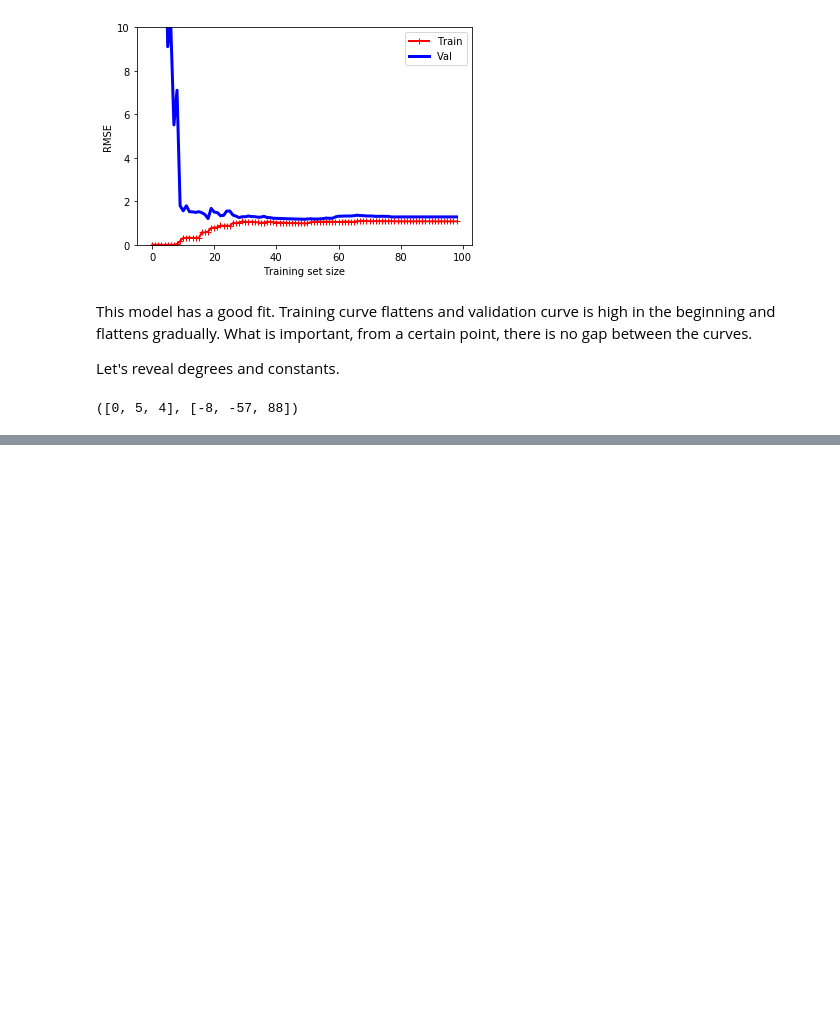
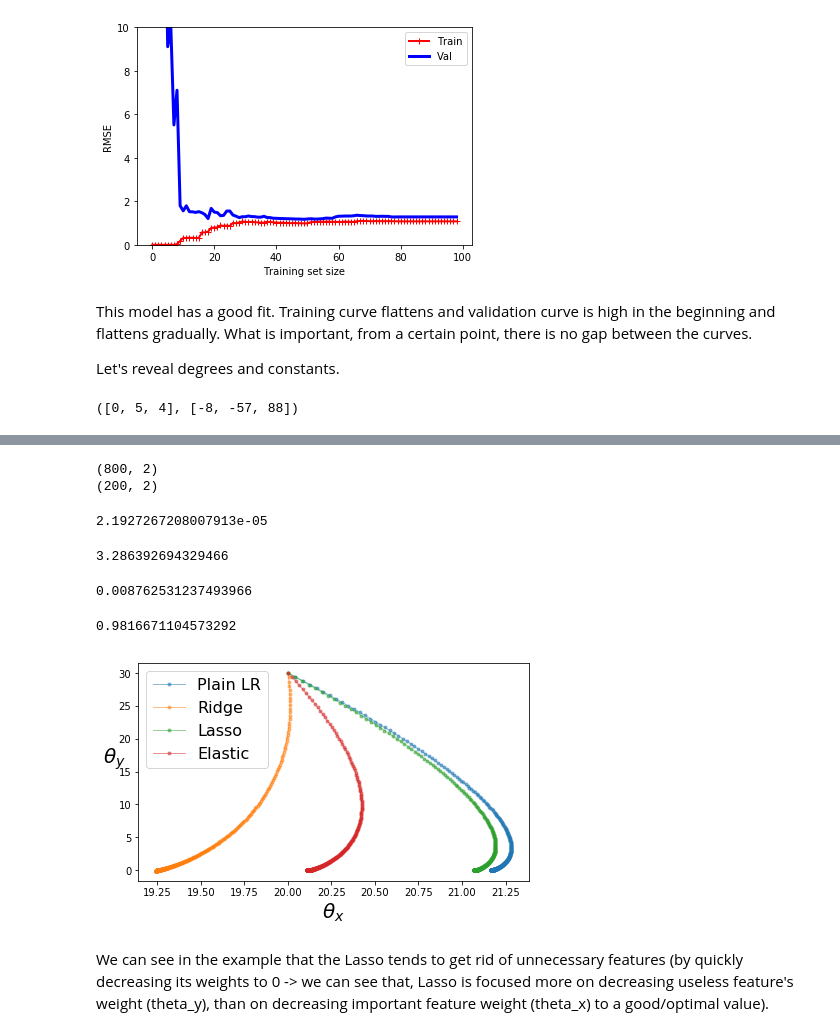
Before and after one commit to ArkadiuszSlowik/ml-models, a Jupyter notebook: model_understanding.ipynb, the cells around one changed output, grey strips where cells are left out. Cells and saved outputs as stored; diff of their text form; code cells hidden in the pictures; blank space fills up the shorter version.

Commit message:
linear regression regularization
- Ridge, Lasso, Elastic Net implementation

- Lasso feature selection example

- some implementation fixes

```diff
--- a/model_understanding.ipynb
+++ b/model_understanding.ipynb
@@ -245,0 +249,62 @@ degrees, constants
+# %%
+random.seed(2)
+
+m = 1000
+X = np.array([(6 * np.random.rand(m, 1) - 3)[:,0], (0.000001 * np.random.rand(m, 1))[:,0]])
+y = np.array([12* X[0,:]])[0,:]
+
+X_train = X[:,:800].copy()
+y_train = y[:800].copy()
+X_test = X[:,800:].copy()
+y_test = y[800:].copy()
+
+print(X_std.shape)
+print(X_test_std.shape)
+
+X_train = X_train.T
+X_test = X_test.T
+
+
+X_std = std_pipeline.fit_transform(X_train)
+X_test_std = std_pipeline.transform(X_test)
+# %% [output]
+(800, 2)
+(200, 2)
+# %%
+plainlr_BGD = linear_regression_BGD()
+plainlr_BGD.fit(X_std,y_train, regularization=None, theta=np.array([10,20,30]))
+y_pred = plainlr_BGD.predict(X_test_std)
+plainlr_path = plainlr_BGD.theta_info()[1]
+plainlr_BGD.mse(y_test, y_pred)
+# %% [output]
+2.1927267208007913e-05
+# %%
+ridge_BGD = linear_regression_BGD()
+ridge_BGD.fit(X_std,y_train, regularization='ridge', theta=np.array([10,20,30]), alpha=0.2)
+y_pred = ridge_BGD.predict(X_test_std)
+ridge_path = ridge_BGD.theta_info()[1]
+ridge_BGD.mse(y_test, y_pred)
+# %% [output]
+3.286392694329466
+# %%
+lasso_BGD = linear_regression_BGD()
+lasso_BGD.fit(X_std,y_train, regularization='lasso', theta=np.array([10,20,30]), alpha=0.2)
+y_pred = lasso_BGD.predict(X_test_std)
+lasso_path = lasso_BGD.theta_info()[1]
+lasso_BGD.mse(y_test, y_pred)
+# %% [output]
+0.008762531237493966
+# %%
+elastic_BGD = linear_regression_BGD()
+elastic_BGD.fit(X_std,y_train, regularization='elastic', theta=np.array([10,20,30]), mix_ratio=0.5, alpha=0.2)
+y_pred = elastic_BGD.predict(X_test_std)
+elastic_path = elastic_BGD.theta_info()[1]
+elastic_BGD.mse(y_test, y_pred)
+# %% [output]
+0.9816671104573292
+# %%
+linear_regression_compare_paths([plainlr_path[:,1:], ridge_path[:,1:], lasso_path[:,1:], elastic_path[:,1:]], ['Plain LR', 'Ridge', 'Lasso', 'Elastic'], markers='.')
+# %% [output]
+[figure, added]
+# %% [markdown]
+We can see in the example that the Lasso tends to get rid of unnecessary features (by quickly decreasing its weights to 0 -> we can see that, Lasso is focused more on decreasing useless feature's weight (theta_y), than on decreasing important feature weight (theta_x) to a good/optimal value).
```
Also changed, not shown: parts of 9 cells of this notebook, 1 other file.
